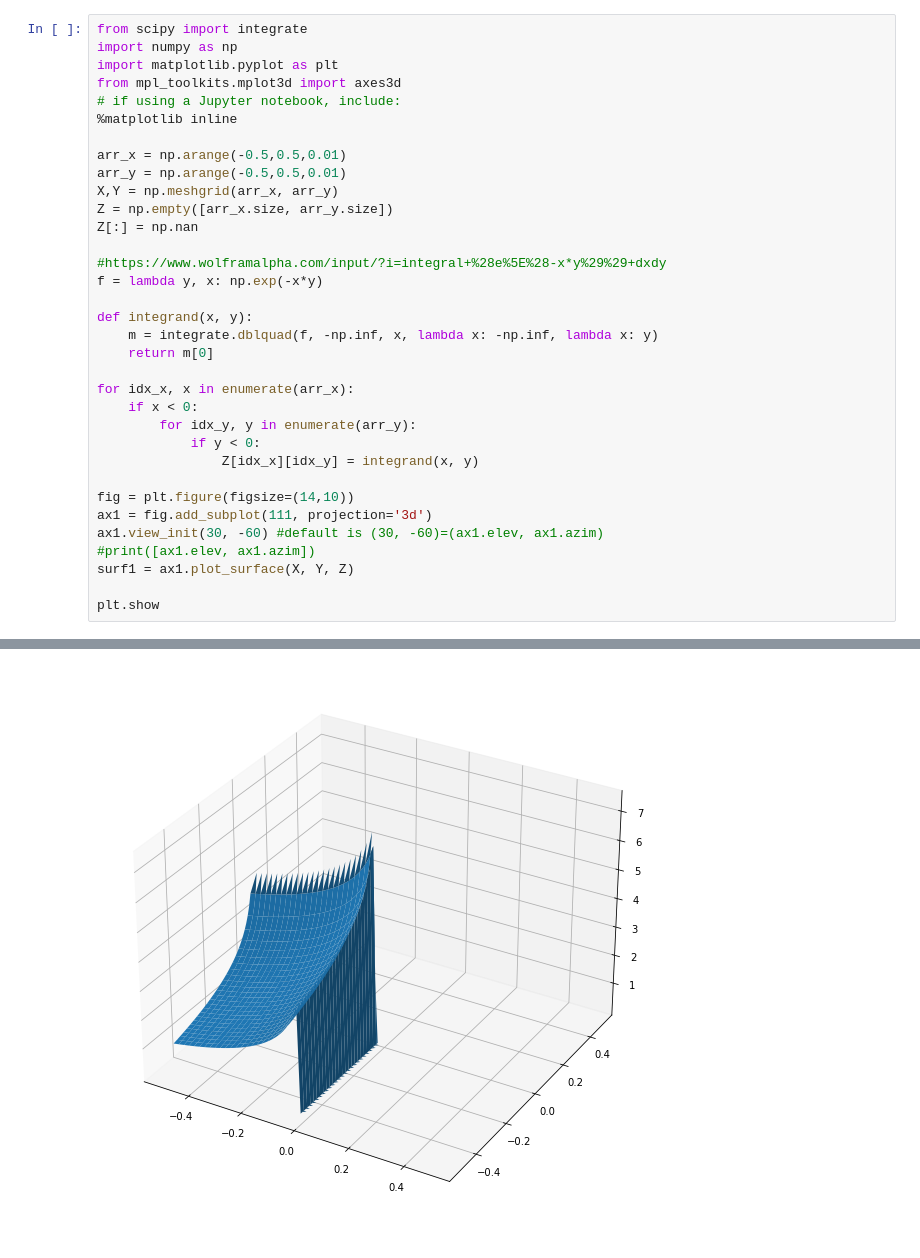
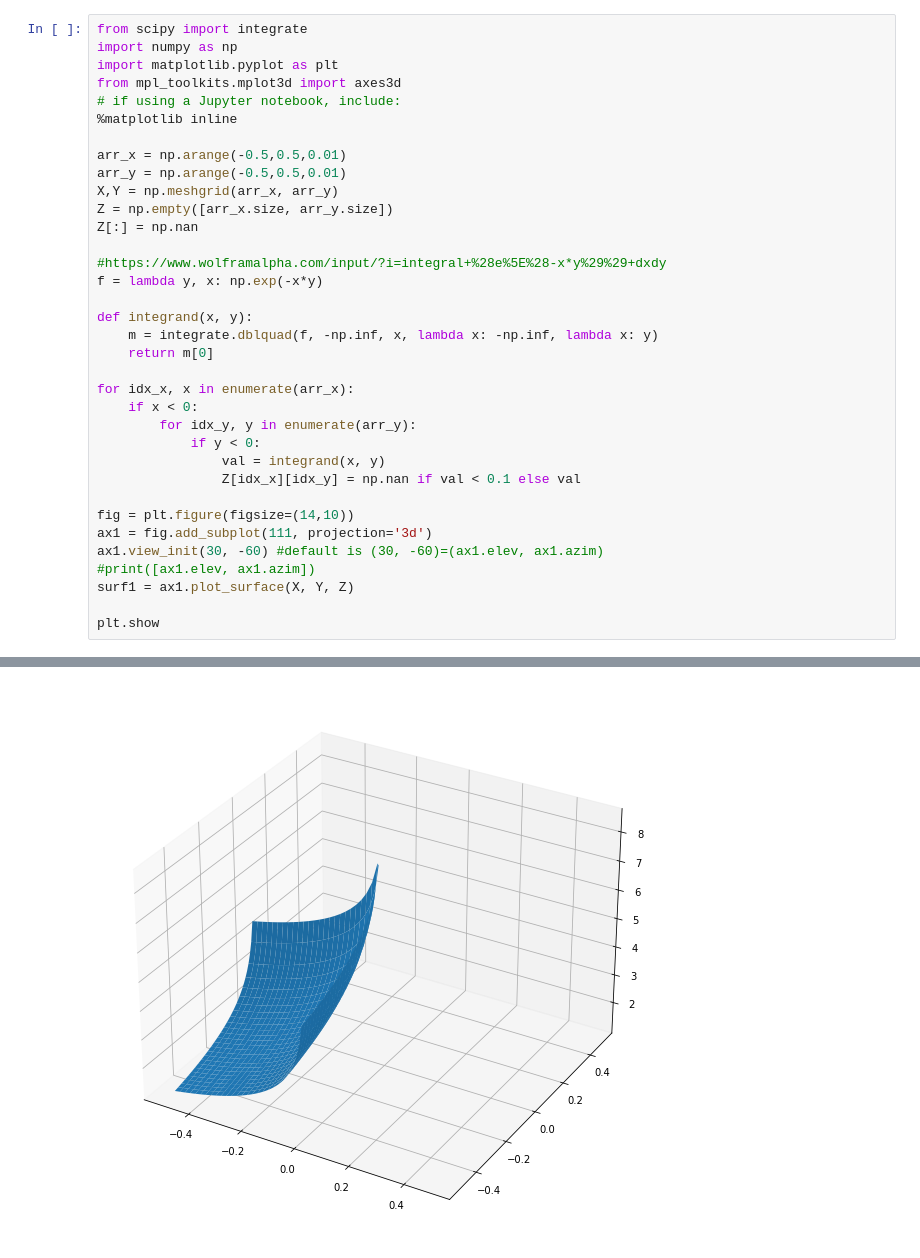
Before and after one commit to Sultanow/functional_analysis, a Jupyter notebook: python/playground_scipy.ipynb, the cells around one changed output, grey strips where cells are left out. Saved outputs shown, nothing was run; the diff lists cells and outputs as text.

```diff
--- a/python/playground_scipy.ipynb
+++ b/python/playground_scipy.ipynb
@@ -15,35 +14,36 @@ from mpl_toolkits.mplot3d import axes3d
 # if using a Jupyter notebook, include:
 %matplotlib inline
 
 arr_x = np.arange(-0.5,0.5,0.01)
 arr_y = np.arange(-0.5,0.5,0.01)
 X,Y = np.meshgrid(arr_x, arr_y)
 Z = np.empty([arr_x.size, arr_y.size])
 Z[:] = np.nan
 
 #https://www.wolframalpha.com/input/?i=integral+%28e%5E%28-x*y%29%29+dxdy
 f = lambda y, x: np.exp(-x*y)
 
 def integrand(x, y):
     m = integrate.dblquad(f, -np.inf, x, lambda x: -np.inf, lambda x: y)
     return m[0]
 
 for idx_x, x in enumerate(arr_x):
     if x < 0:
         for idx_y, y in enumerate(arr_y):
             if y < 0:
-                Z[idx_x][idx_y] = integrand(x, y)
+                val = integrand(x, y)
+                Z[idx_x][idx_y] = np.nan if val < 0.1 else val
 
 fig = plt.figure(figsize=(14,10))
 ax1 = fig.add_subplot(111, projection='3d')
 ax1.view_init(30, -60) #default is (30, -60)=(ax1.elev, ax1.azim)
 #print([ax1.elev, ax1.azim])
 surf1 = ax1.plot_surface(X, Y, Z)
 
 plt.show
 # %% [output]
 <function matplotlib.pyplot.show(close=None, block=None)>
-[figure, old version]
+[figure, new version]
 # %%
 from scipy import integrate
 import numpy as np
```
Also changed, not shown: parts of 4 cells of this notebook, 1 other file.
